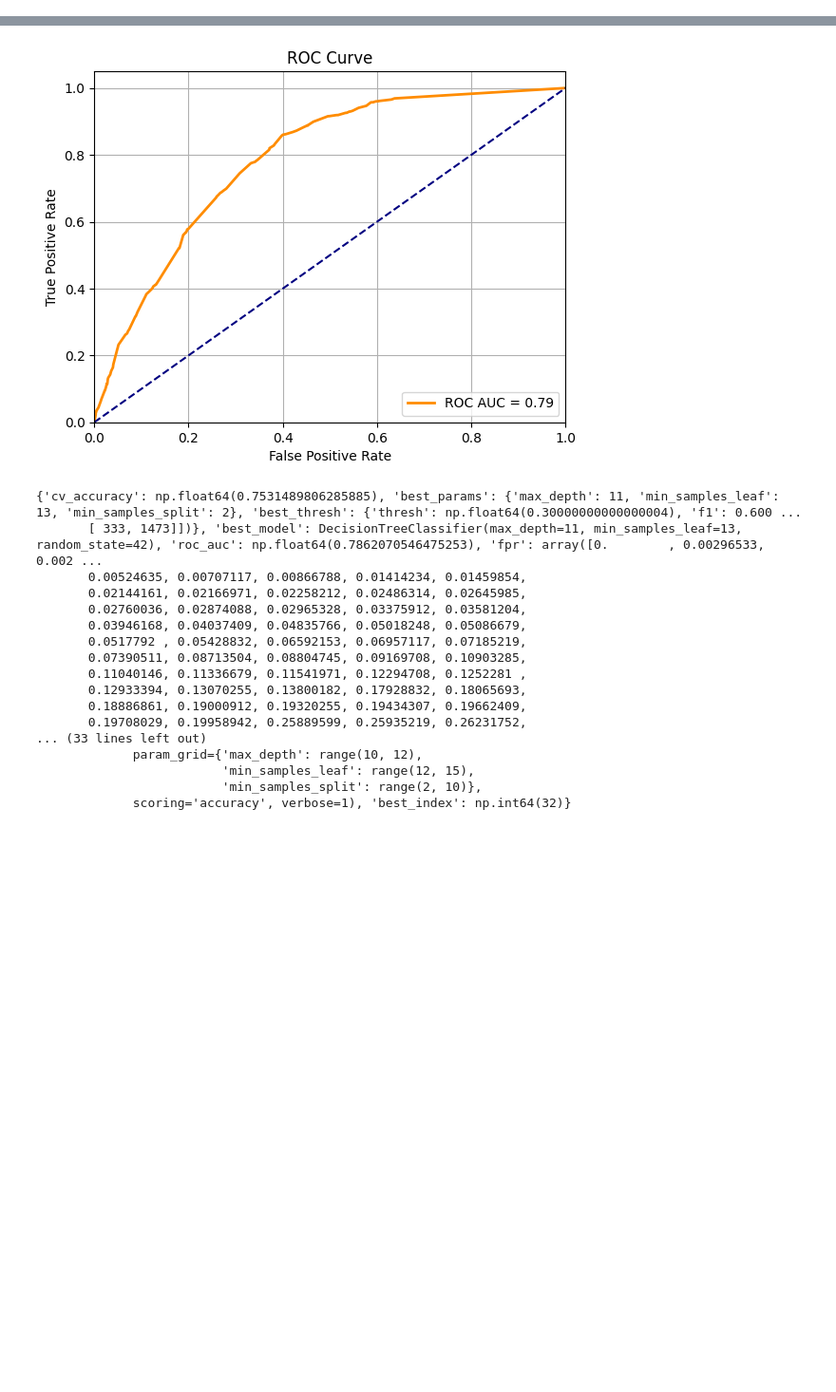
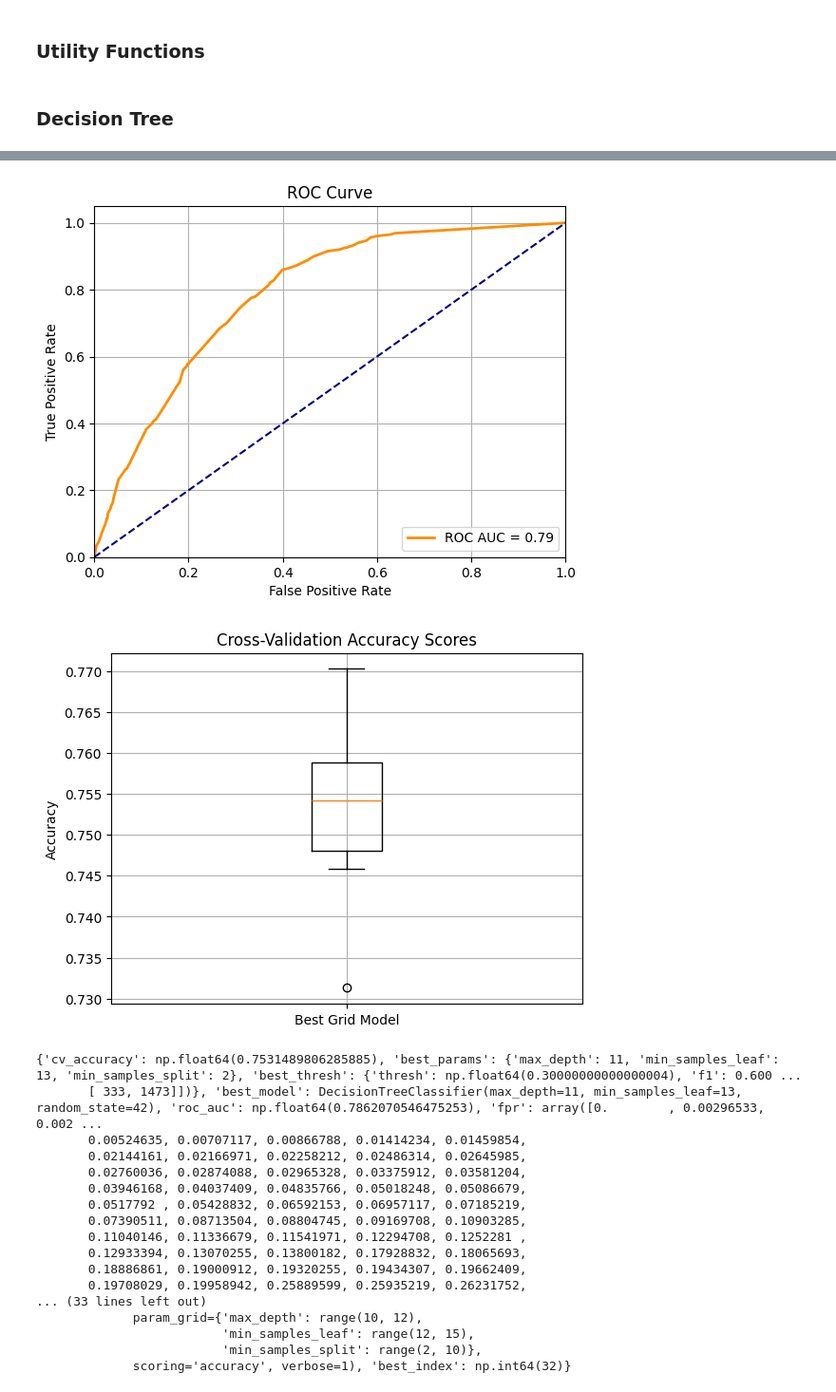
Before and after one commit to zarahtau/kickstarter-project-success-predictions, a Jupyter notebook: src/models/classification_tree.ipynb, the cells around one changed output, grey strips where cells are left out. Shown at 95% size. Cells and saved outputs as stored; diff of their text form; code cells hidden in the pictures; blank space fills up the shorter version.

Commit message:
cv score graphs. cleanup
Cleaned up/deleted old cells.

Added graphing function to display plots of the cv test results.

```diff
--- a/src/models/classification_tree.ipynb
+++ b/src/models/classification_tree.ipynb
@@ -7,7 +7,7 @@ import pandas as pd
 #df = pd.read_csv("../data/kickstarter_one_hot_cleaned.csv")
 #df = pd.read_csv("../data/kickstarter_final_data.csv")
 
-df = pd.read_csv("../data/final.csv")
+df = pd.read_csv("../../data/final.csv")
 # %%
 from sklearn.tree import DecisionTreeClassifier
 from sklearn.model_selection import train_test_split
@@ -24,6 +24,27 @@ y = df['SuccessfulBool']
 X = df.drop('SuccessfulBool', axis=1)
 
 X_train, X_test, y_train, y_test = train_test_split(X, y, test_size=0.3, random_state=42, shuffle=True, stratify=y)
+# %% [markdown]
+### Utility Functions ###
+# %%
+def plot_cv_scores(cv_scores):
+    plt.boxplot(cv_scores, vert=True)  # vert=True is default, but can be specified explicitly
+    plt.title("Cross-Validation Accuracy Scores")
+    plt.ylabel("Accuracy")
+    plt.xticks([1], ["Best Grid Model"])
+    plt.grid(True)
+    plt.show()
+    '''
+    plt.figure(figsize=(8, 5))
+    plt.boxplot(cv_scores, vert=False, patch_artist=True, boxprops=dict(facecolor='skyblue'))
+    plt.title("10-Fold Cross-Validation Scores")
+    plt.xlabel("Accuracy")
+    plt.yticks([1], ["Model"])
+    plt.grid(True, axis='x')
+    plt.show()
+    '''
+# %% [markdown]
+### Decision Tree ###
 # %%
 from sklearn.model_selection import ParameterGrid, StratifiedKFold, GridSearchCV
 from sklearn.metrics import roc_auc_score, make_scorer, f1_score
@@ -113,33 +134,38 @@ plt.figure()
 plt.plot(result_decision_tree['fpr'], result_decision_tree['tpr'], color='darkorange', lw=2, label=f'ROC AUC = {result_decision_tree['roc_auc']:.2f}')
 plt.plot([0, 1], [0, 1], color='navy', linestyle='--')
 plt.xlim([0.0, 1.0])
 plt.ylim([0.0, 1.05])
 plt.xlabel('False Positive Rate')
 plt.ylabel('True Positive Rate')
 plt.title('ROC Curve')
 plt.legend(loc="lower right")
 plt.grid()
 plt.show()
+
+grid = result_decision_tree['grid']
+cv_scores = [grid.cv_results_[f'split{i}_test_score'][best_model_index] for i in range(grid.cv)]  # grid.cv is usually 10
+plot_cv_scores(cv_scores)
 # %% [output]
 Fitting 10 folds for each of 48 candidates, totalling 480 fits
 Threshold: 0.10 -> F1 Score: 0.5725
 Threshold: 0.20 -> F1 Score: 0.5947
 Threshold: 0.30 -> F1 Score: 0.6004
 Threshold: 0.40 -> F1 Score: 0.5858
 Threshold: 0.50 -> F1 Score: 0.4764
 Threshold: 0.60 -> F1 Score: 0.3778
 {'cv_accuracy': np.float64(0.7531489806285885), 'best_params': {'max_depth': 11, 'min_samples_leaf': 13, 'min_samples_split': 2}, 'best_thresh': {'thresh': np.float64(0.30000000000000004), 'f1': 0.600 ...
        [ 333, 1473]])}, 'best_model': DecisionTreeClassifier(max_depth=11, min_samples_leaf=13, random_state=42), 'roc_auc': np.float64(0.7862070546475253), 'fpr': array([0.        , 0.00296533, 0.002 ...
        0.00524635, 0.00707117, 0.00866788, 0.01414234, 0.01459854,
        0.02144161, 0.02166971, 0.02258212, 0.02486314, 0.02645985,
        0.02760036, 0.02874088, 0.02965328, 0.03375912, 0.03581204,
 ... (41 lines left out)
                          'min_samples_leaf': range(12, 15),
                          'min_samples_split': range(2, 10)},
              scoring='accuracy', verbose=1), 'best_index': np.int64(32)}
 mean cv_score: 0.7531489806285885 cv_std_score: 0.009904426903714132
 [figure]
 [figure]
+[figure, added]
 # %%
 print(result_decision_tree)
 # %% [output]
```
Also changed, not shown: parts of 13 cells of this notebook.
